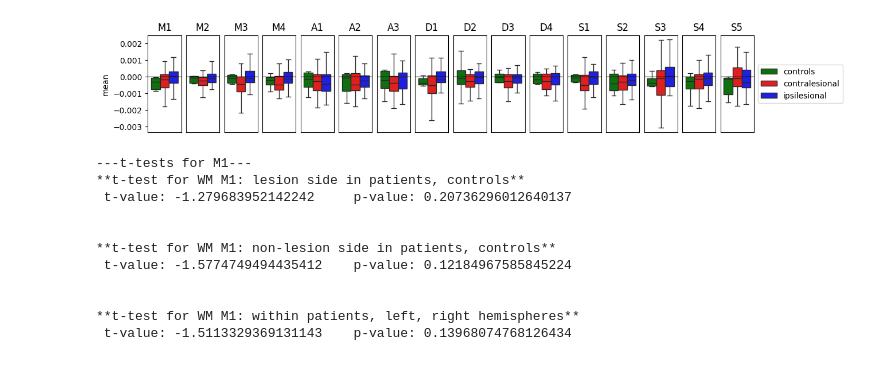
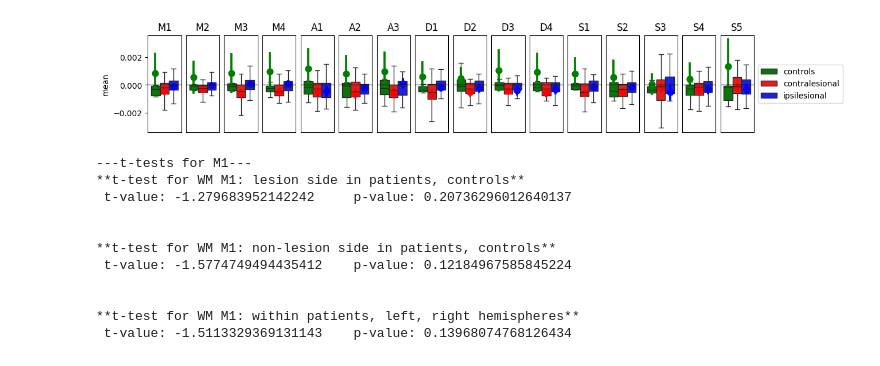
Before and after one commit to medhakp/smarts_cerebellum, a Jupyter notebook: notebooks/slope_mean_Nettekoven2024.ipynb, the cells around one changed output. Cells and saved outputs as stored; diff of their text form; code cells hidden in the pictures.

```diff
--- a/notebooks/slope_mean_Nettekoven2024.ipynb
+++ b/notebooks/slope_mean_Nettekoven2024.ipynb
@@ -19,25 +19,27 @@ GM = GM.groupby(['subj_id', 'regionname', 'group']).mean(numeric_only=True).rese
 # %%
 colours = ['green', 'r', 'blue']
 
 fig, axs = plt.subplots(1, len(rois), figsize=(13, 2), sharex=True, sharey=True, constrained_layout=True)
 
 for r, roi in enumerate(rois):
     ax = axs[r]
     sns.boxplot(data=GM[GM.regionname==roi], ax=ax, hue='group', y='mean', showfliers=False, legend=r==len(rois)-1, palette = colours)
+    sns.pointplot(data=GM[GM.regionname == roi], ax = ax, y='mean', hue = 'group', errorbar='se', dodge=.55, legend=False, palette = colours)
+
     ax.set_title(roi)
     ax.axhline(0, ls='-', lw=.8, color='k')
 
 axs[-1].legend(loc='center left', bbox_to_anchor=(1, .5))
 ax.set_xticks([])
 
 for i in range(1, len(rois)):
     axs[i].tick_params(axis = 'y', length = 0)
 
 fig.savefig('figure/GMV_Nettekoven2024.pdf')
 
 plt.show()
 # %% [output]
-[figure, old version]
+[figure, new version]
 # %%
 for roi in rois:
     print(f'---t-tests for {roi}---')
```
Also changed, not shown: 3 other files.
